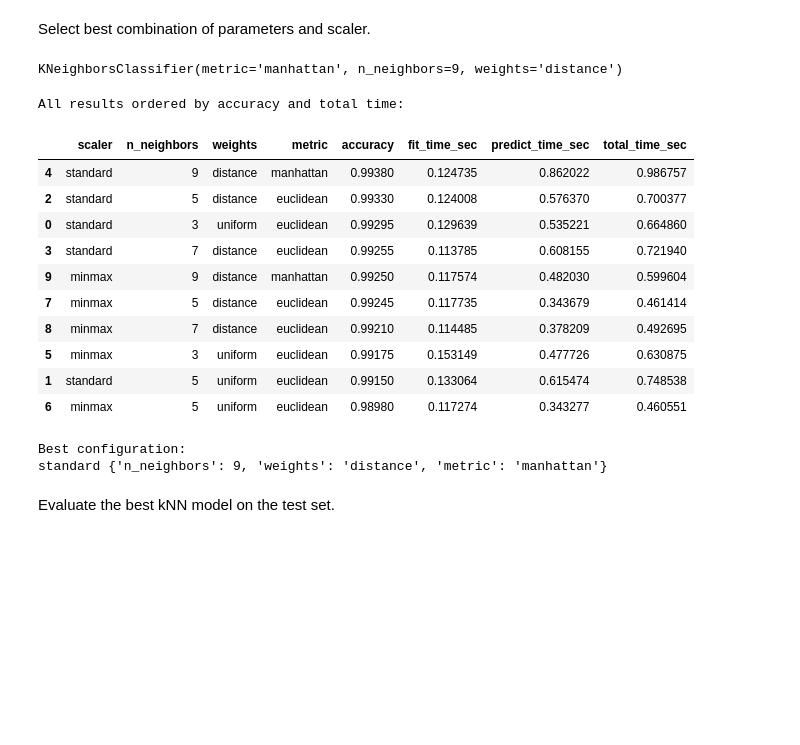
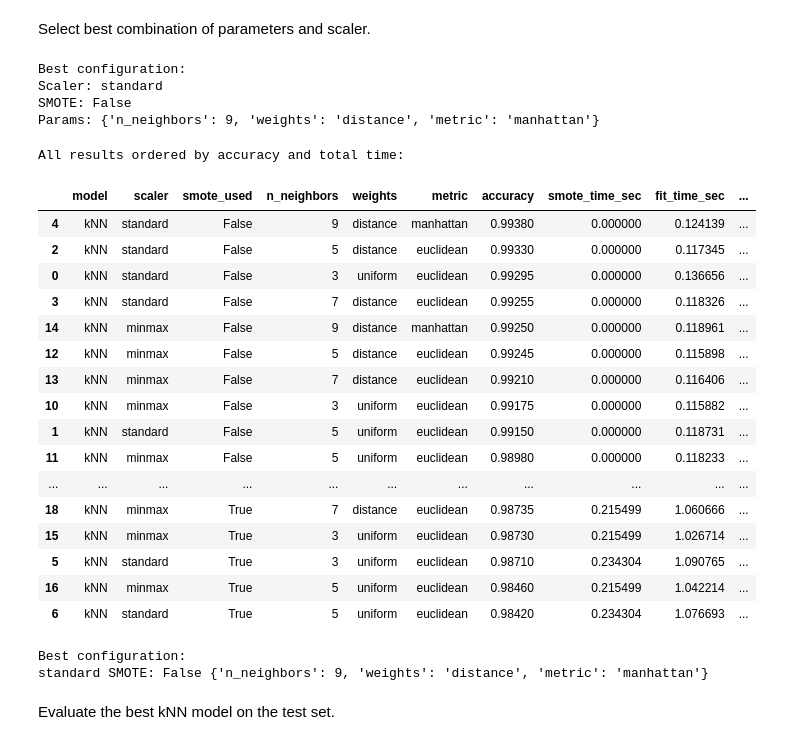
Before and after one commit to idakilpi/network-attack-detection-ml, a Jupyter notebook: notebooks/kNN.ipynb, the cells around one changed output. Drawn from its saved outputs; the diff is of its cells as text; code cells hidden in the pictures; blank space fills up the shorter version.

Commit message:
SMOTE added to kNN

```diff
--- a/notebooks/kNN.ipynb
+++ b/notebooks/kNN.ipynb
@@ -124,52 +141,81 @@ Select best combination of parameters and scaler.
 # %%
 best_combination = max(range(len(results)), key=lambda i: results[i]["accuracy"])
 best_result = results[best_combination]
+
 best_scaler = best_result["scaler"]
 best_params = best_result["params"]
+best_smote_used = best_result["smote_used"]
+
 scaled_train_x = best_scaler.fit_transform(train_x)
 scaled_validation_x = best_scaler.transform(validation_x)
+
+x_train_used = scaled_train_x
+y_train_used = train_y
+if best_smote_used:
+    smote = SMOTE(random_state=42, k_neighbors=3)
+    x_train_used, y_train_used = smote.fit_resample(scaled_train_x, train_y)
+
 best_knn = KNeighborsClassifier(**best_params)
-best_knn.fit(scaled_train_x, train_y)
+best_knn.fit(x_train_used, y_train_used)
+
+print("Best configuration:")
+print("Scaler:", best_result["scaler_name"])
+print("SMOTE:", best_smote_used)
+print("Params:", best_params)
 # %% [output]
-KNeighborsClassifier(metric='manhattan', n_neighbors=9, weights='distance')
+Best configuration:
+Scaler: standard
+SMOTE: False
+Params: {'n_neighbors': 9, 'weights': 'distance', 'metric': 'manhattan'}
 # %%
 import pandas as pd
 from IPython.display import display
 
 results_table = pd.DataFrame([
     {
+        "model": item["model_name"],
         "scaler": item["scaler_name"],
+        "smote_used": item["smote_used"],
         "n_neighbors": item["params"]["n_neighbors"],
         "weights": item["params"]["weights"],
         "metric": item["params"]["metric"],
         "accuracy": item["accuracy"],
+        "smote_time_sec": item["smote_time_sec"],
         "fit_time_sec": item["fit_time_sec"],
         "predict_time_sec": item["predict_time_sec"],
         "total_time_sec": item["total_time_sec"],
+        "train_rows_used": item["train_rows_used"],
     }
     for item in results
 ])
+
 results_table = results_table.sort_values(["accuracy", "total_time_sec"], ascending=[False, True])
 
 print("All results ordered by accuracy and total time:")
 display(results_table)
 print("Best configuration:")
-print(best_result["scaler_name"], best_result["params"])
+print(best_result["scaler_name"], "SMOTE:", best_result["smote_used"], best_result["params"])
 # %% [output]
 All results ordered by accuracy and total time:
-|  | scaler | n_neighbors | weights | metric | accuracy | fit_time_sec | predict_time_sec | total_time_sec |
-| 4 | standard | 9 | distance | manhattan | 0.99380 | 0.124735 | 0.862022 | 0.986757 |
-| 2 | standard | 5 | distance | euclidean | 0.99330 | 0.124008 | 0.576370 | 0.700377 |
-| 0 | standard | 3 | uniform | euclidean | 0.99295 | 0.129639 | 0.535221 | 0.664860 |
-| 3 | standard | 7 | distance | euclidean | 0.99255 | 0.113785 | 0.608155 | 0.721940 |
-| 9 | minmax | 9 | distance | manhattan | 0.99250 | 0.117574 | 0.482030 | 0.599604 |
-| 7 | minmax | 5 | distance | euclidean | 0.99245 | 0.117735 | 0.343679 | 0.461414 |
-| 8 | minmax | 7 | distance | euclidean | 0.99210 | 0.114485 | 0.378209 | 0.492695 |
-| 5 | minmax | 3 | uniform | euclidean | 0.99175 | 0.153149 | 0.477726 | 0.630875 |
-| 1 | standard | 5 | uniform | euclidean | 0.99150 | 0.133064 | 0.615474 | 0.748538 |
-| 6 | minmax | 5 | uniform | euclidean | 0.98980 | 0.117274 | 0.343277 | 0.460551 |
+|  | model | scaler | smote_used | n_neighbors | weights | metric | accuracy | smote_time_sec | fit_time_sec | ... |
+| 4 | kNN | standard | False | 9 | distance | manhattan | 0.99380 | 0.000000 | 0.124139 | ... |
+| 2 | kNN | standard | False | 5 | distance | euclidean | 0.99330 | 0.000000 | 0.117345 | ... |
+| 0 | kNN | standard | False | 3 | uniform | euclidean | 0.99295 | 0.000000 | 0.136656 | ... |
+| 3 | kNN | standard | False | 7 | distance | euclidean | 0.99255 | 0.000000 | 0.118326 | ... |
+| 14 | kNN | minmax | False | 9 | distance | manhattan | 0.99250 | 0.000000 | 0.118961 | ... |
+| 12 | kNN | minmax | False | 5 | distance | euclidean | 0.99245 | 0.000000 | 0.115898 | ... |
+| 13 | kNN | minmax | False | 7 | distance | euclidean | 0.99210 | 0.000000 | 0.116406 | ... |
+| 10 | kNN | minmax | False | 3 | uniform | euclidean | 0.99175 | 0.000000 | 0.115882 | ... |
+| 1 | kNN | standard | False | 5 | uniform | euclidean | 0.99150 | 0.000000 | 0.118731 | ... |
+| 11 | kNN | minmax | False | 5 | uniform | euclidean | 0.98980 | 0.000000 | 0.118233 | ... |
+| ... | ... | ... | ... | ... | ... | ... | ... | ... | ... | ... |
+| 18 | kNN | minmax | True | 7 | distance | euclidean | 0.98735 | 0.215499 | 1.060666 | ... |
+| 15 | kNN | minmax | True | 3 | uniform | euclidean | 0.98730 | 0.215499 | 1.026714 | ... |
+| 5 | kNN | standard | True | 3 | uniform | euclidean | 0.98710 | 0.234304 | 1.090765 | ... |
+| 16 | kNN | minmax | True | 5 | uniform | euclidean | 0.98460 | 0.215499 | 1.042214 | ... |
+| 6 | kNN | standard | True | 5 | uniform | euclidean | 0.98420 | 0.234304 | 1.076693 | ... |
 Best configuration:
-standard {'n_neighbors': 9, 'weights': 'distance', 'metric': 'manhattan'}
+standard SMOTE: False {'n_neighbors': 9, 'weights': 'distance', 'metric': 'manhattan'}
 # %% [markdown]
 Evaluate the best kNN model on the test set.
 # %%
```
Also changed, not shown: parts of 2 cells of this notebook.
